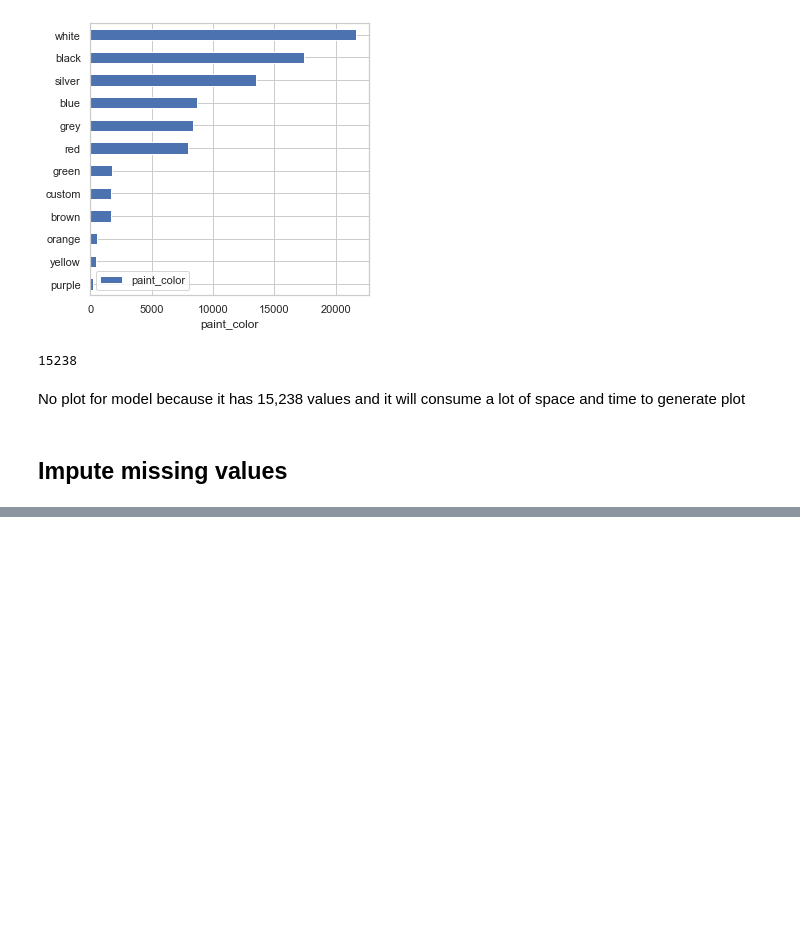
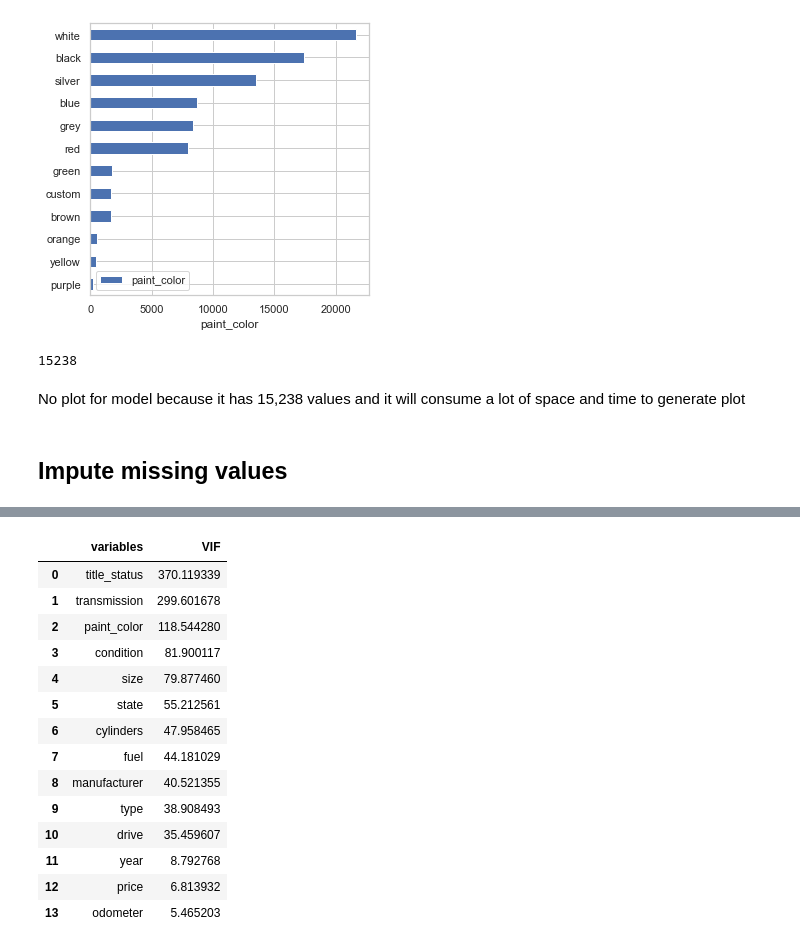
Before and after one commit to Tejash-Shah/used_car_price, a Jupyter notebook: notebooks/EDA.ipynb, the cells around one changed output, grey strips where cells are left out. Drawn from its saved outputs; the diff is of its cells as text; code cells hidden in the pictures; blank space fills up the shorter version.

```diff
--- a/notebooks/EDA.ipynb
+++ b/notebooks/EDA.ipynb
@@ -651,0 +639,28 @@ numerical_cols = train.select_dtypes(exclude='object').columns.tolist()
+# %%
+def calc_vif(X: pd.DataFrame) -> pd.DataFrame:
+
+    # Calculate VIF
+    vif = pd.DataFrame()
+    vif["variables"] = X.columns
+    vif["VIF"] = [variance_inflation_factor(X.values, i) for i in range(X.shape[1])]
+    vif = vif.sort_values(['VIF'], ascending=False).reset_index(drop=True)
+
+    return(vif)
+# %%
+calc_vif(train)
+# %% [output]
+|  | variables | VIF |
+| 0 | title_status | 370.119339 |
+| 1 | transmission | 299.601678 |
+| 2 | paint_color | 118.544280 |
+| 3 | condition | 81.900117 |
+| 4 | size | 79.877460 |
+| 5 | state | 55.212561 |
+| 6 | cylinders | 47.958465 |
+| 7 | fuel | 44.181029 |
+| 8 | manufacturer | 40.521355 |
+| 9 | type | 38.908493 |
+| 10 | drive | 35.459607 |
+| 11 | year | 8.792768 |
+| 12 | price | 6.813932 |
+| 13 | odometer | 5.465203 |
```
Also changed, not shown: parts of 238 cells of this notebook.
